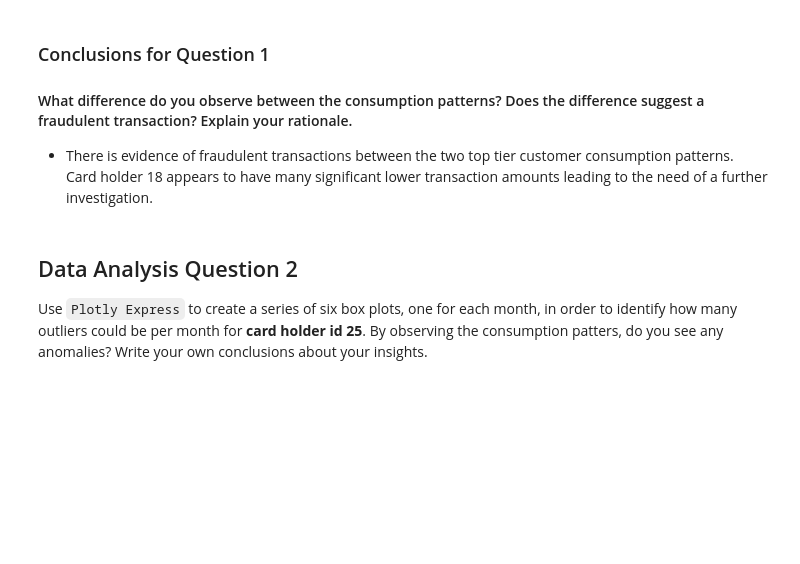
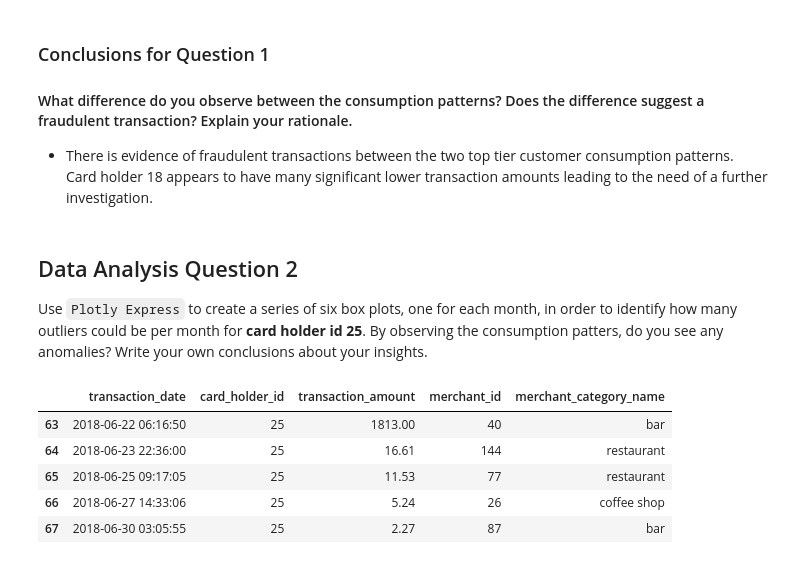
Before and after one commit to jonowens/suspicious_transactions, a Jupyter notebook: visual_data_analysis.ipynb, the cells around one changed output. Cells and saved outputs as stored; diff of their text form; code cells hidden in the pictures; blank space fills up the shorter version.

```diff
--- a/visual_data_analysis.ipynb
+++ b/visual_data_analysis.ipynb
@@ -229,3 +226,16 @@ card_holder_2.hvplot(label='Activity Customer 2') * card_holder_18.hvplot(label=
    Use `Plotly Express` to create a series of six box plots, one for each month, in order to identify how many outliers could be per month for **card holder id 25**. By observing the consumption patters, do you see any anomalies? Write your own conclusions about your insights.
 # %%
 # loading data of daily transactions from jan to jun 2018 for card holder 25
+card_holder_25 = df_card_holder[df_card_holder['card_holder_id'] == 25]
+card_holder_25.reset_index(inplace=True)
+card_holder_25.sort_values(['transaction_date'], inplace=True)
+# Assign transactions from January through the end June.
+card_holder_25_jan_jun_2018 = card_holder_25[0:68]
+card_holder_25_jan_jun_2018.tail()
+# %% [output]
+|  | transaction_date | card_holder_id | transaction_amount | merchant_id | merchant_category_name |
+| 63 | 2018-06-22 06:16:50 | 25 | 1813.00 | 40 | bar |
+| 64 | 2018-06-23 22:36:00 | 25 | 16.61 | 144 | restaurant |
+| 65 | 2018-06-25 09:17:05 | 25 | 11.53 | 77 | restaurant |
+| 66 | 2018-06-27 14:33:06 | 25 | 5.24 | 26 | coffee shop |
+| 67 | 2018-06-30 03:05:55 | 25 | 2.27 | 87 | bar |
```
Also changed, not shown: parts of 6 cells of this notebook.
